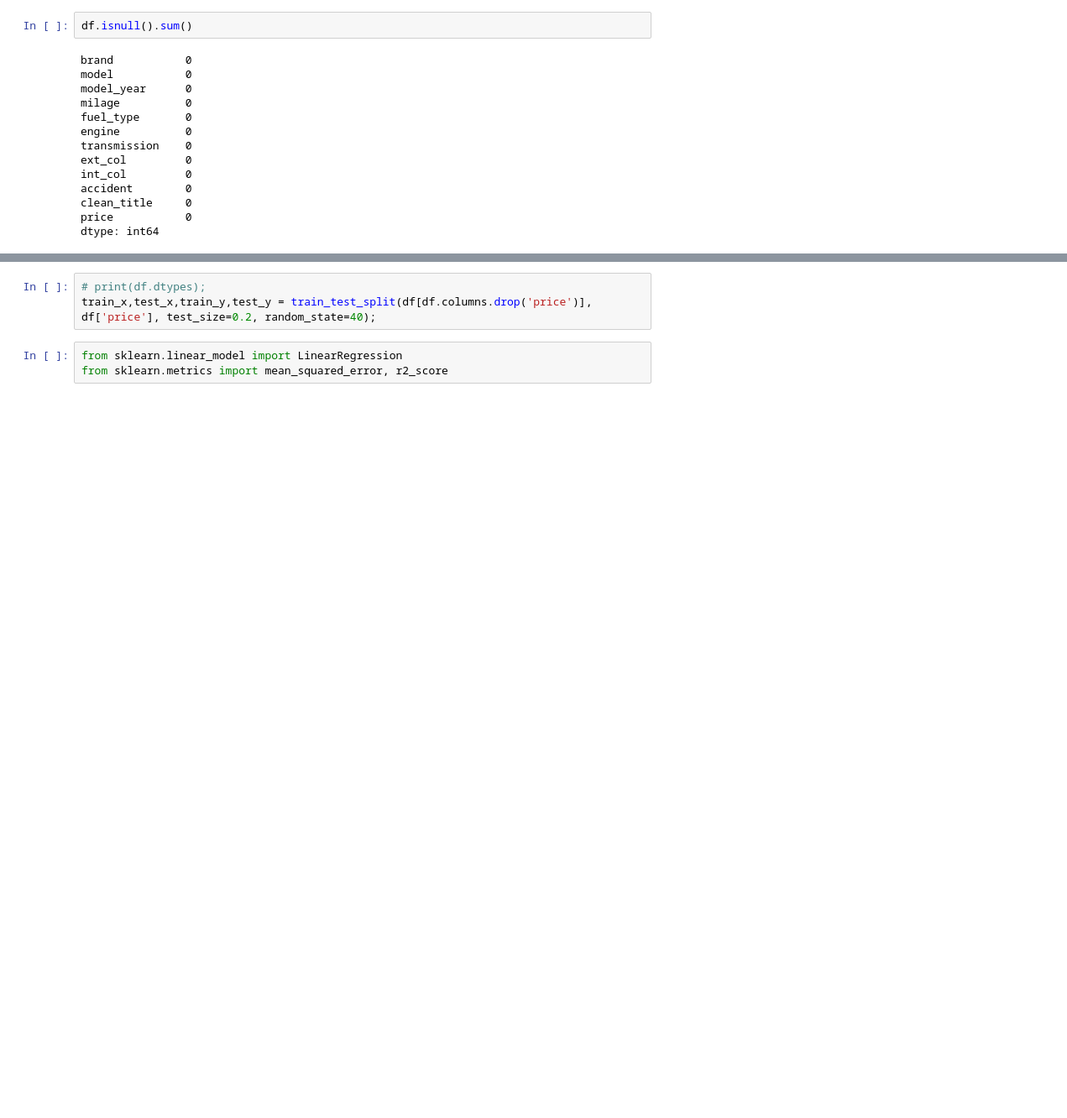
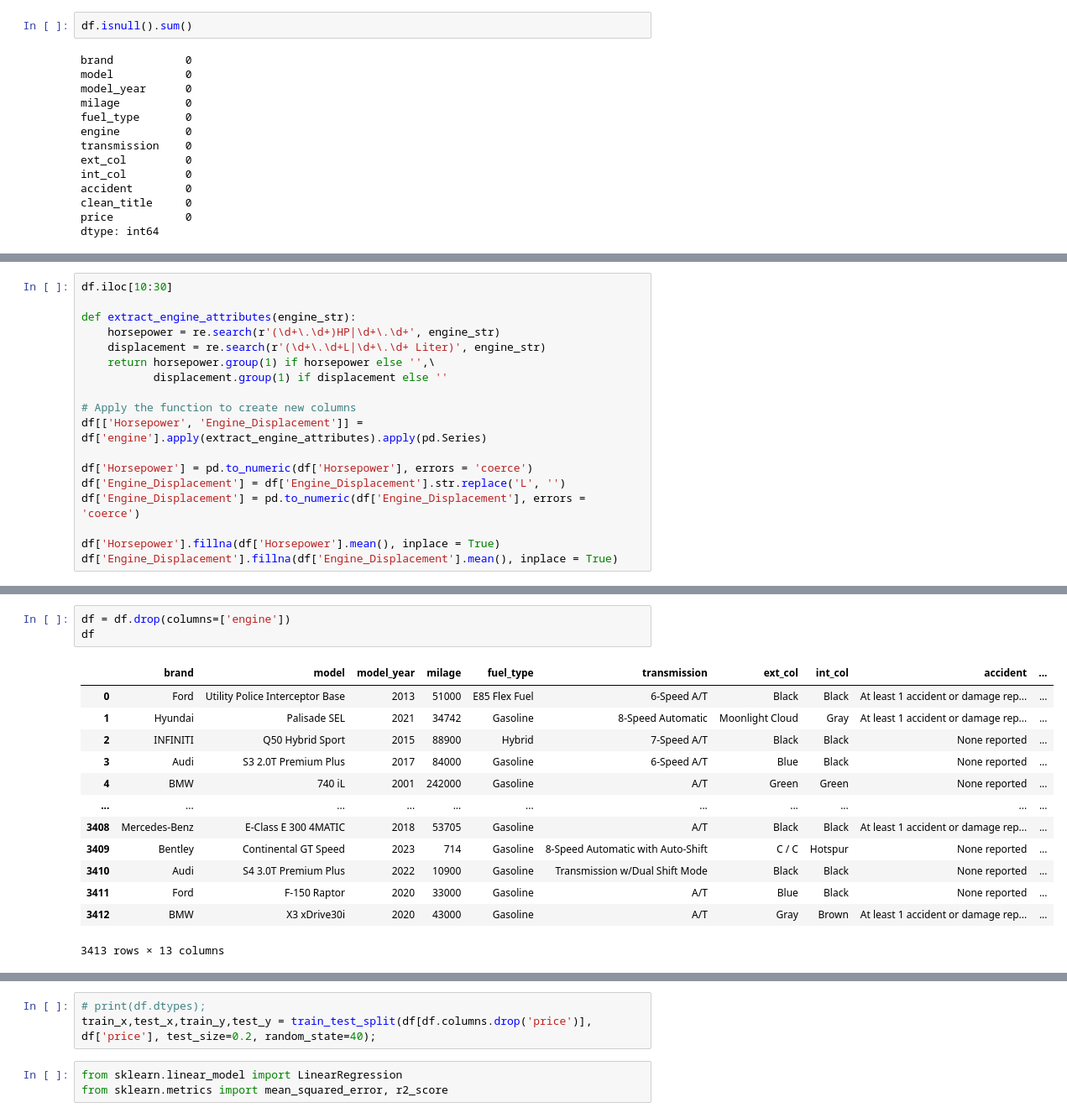
Before and after one commit to abderraouf-000/Used-cars-prediction, a Jupyter notebook: predictionSystem.ipynb, the cells around one changed output, grey strips where cells are left out. Shown at 84% size. Drawn from its saved outputs; the diff is of its cells as text; blank space fills up the shorter version.

```diff
--- a/predictionSystem.ipynb
+++ b/predictionSystem.ipynb
@@ -90,0 +95,18 @@ df
+# %%
+df.iloc[10:30]
+
+def extract_engine_attributes(engine_str):
+    horsepower = re.search(r'(\d+\.\d+)HP|\d+\.\d+', engine_str)
+    displacement = re.search(r'(\d+\.\d+L|\d+\.\d+ Liter)', engine_str)
+    return horsepower.group(1) if horsepower else '',\
+           displacement.group(1) if displacement else ''
+
+# Apply the function to create new columns
+df[['Horsepower', 'Engine_Displacement']] = df['engine'].apply(extract_engine_attributes).apply(pd.Series)
+
+df['Horsepower'] = pd.to_numeric(df['Horsepower'], errors = 'coerce')
+df['Engine_Displacement'] = df['Engine_Displacement'].str.replace('L', '')
+df['Engine_Displacement'] = pd.to_numeric(df['Engine_Displacement'], errors = 'coerce')
+
+df['Horsepower'].fillna(df['Horsepower'].mean(), inplace = True)
+df['Engine_Displacement'].fillna(df['Engine_Displacement'].mean(), inplace = True)
@@ -91,3 +126,20 @@ df
+# %%
+df = df.drop(columns=['engine'])
+df
+# %% [output]
+|  | brand | model | model_year | milage | fuel_type | transmission | ext_col | int_col | accident | ... |
+| 0 | Ford | Utility Police Interceptor Base | 2013 | 51000 | E85 Flex Fuel | 6-Speed A/T | Black | Black | At least 1 accident or damage rep... | ... |
+| 1 | Hyundai | Palisade SEL | 2021 | 34742 | Gasoline | 8-Speed Automatic | Moonlight Cloud | Gray | At least 1 accident or damage rep... | ... |
+| 2 | INFINITI | Q50 Hybrid Sport | 2015 | 88900 | Hybrid | 7-Speed A/T | Black | Black | None reported | ... |
+| 3 | Audi | S3 2.0T Premium Plus | 2017 | 84000 | Gasoline | 6-Speed A/T | Blue | Black | None reported | ... |
+| 4 | BMW | 740 iL | 2001 | 242000 | Gasoline | A/T | Green | Green | None reported | ... |
+| ... | ... | ... | ... | ... | ... | ... | ... | ... | ... | ... |
+| 3408 | Mercedes-Benz | E-Class E 300 4MATIC | 2018 | 53705 | Gasoline | A/T | Black | Black | At least 1 accident or damage rep... | ... |
+| 3409 | Bentley | Continental GT Speed | 2023 | 714 | Gasoline | 8-Speed Automatic with Auto-Shift | C / C | Hotspur | None reported | ... |
+| 3410 | Audi | S4 3.0T Premium Plus | 2022 | 10900 | Gasoline | Transmission w/Dual Shift Mode | Black | Black | None reported | ... |
+| 3411 | Ford | F-150 Raptor | 2020 | 33000 | Gasoline | A/T | Blue | Black | None reported | ... |
+| 3412 | BMW | X3 xDrive30i | 2020 | 43000 | Gasoline | A/T | Gray | Brown | At least 1 accident or damage rep... | ... |
+3413 rows × 13 columns
 # %%
 print(df.isnull().sum())
 # %% [output]
```
Also changed, not shown: parts of 10 cells of this notebook.
